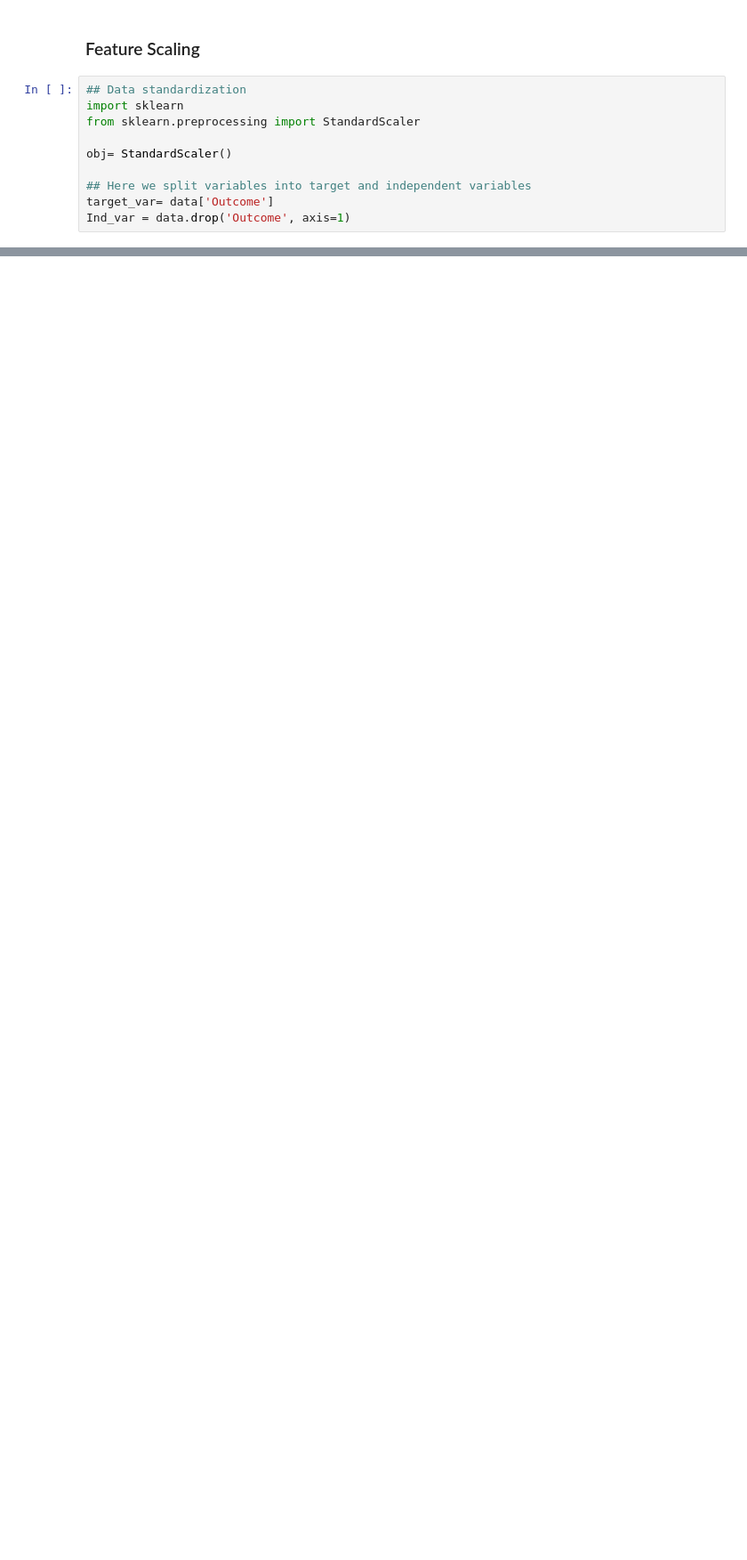
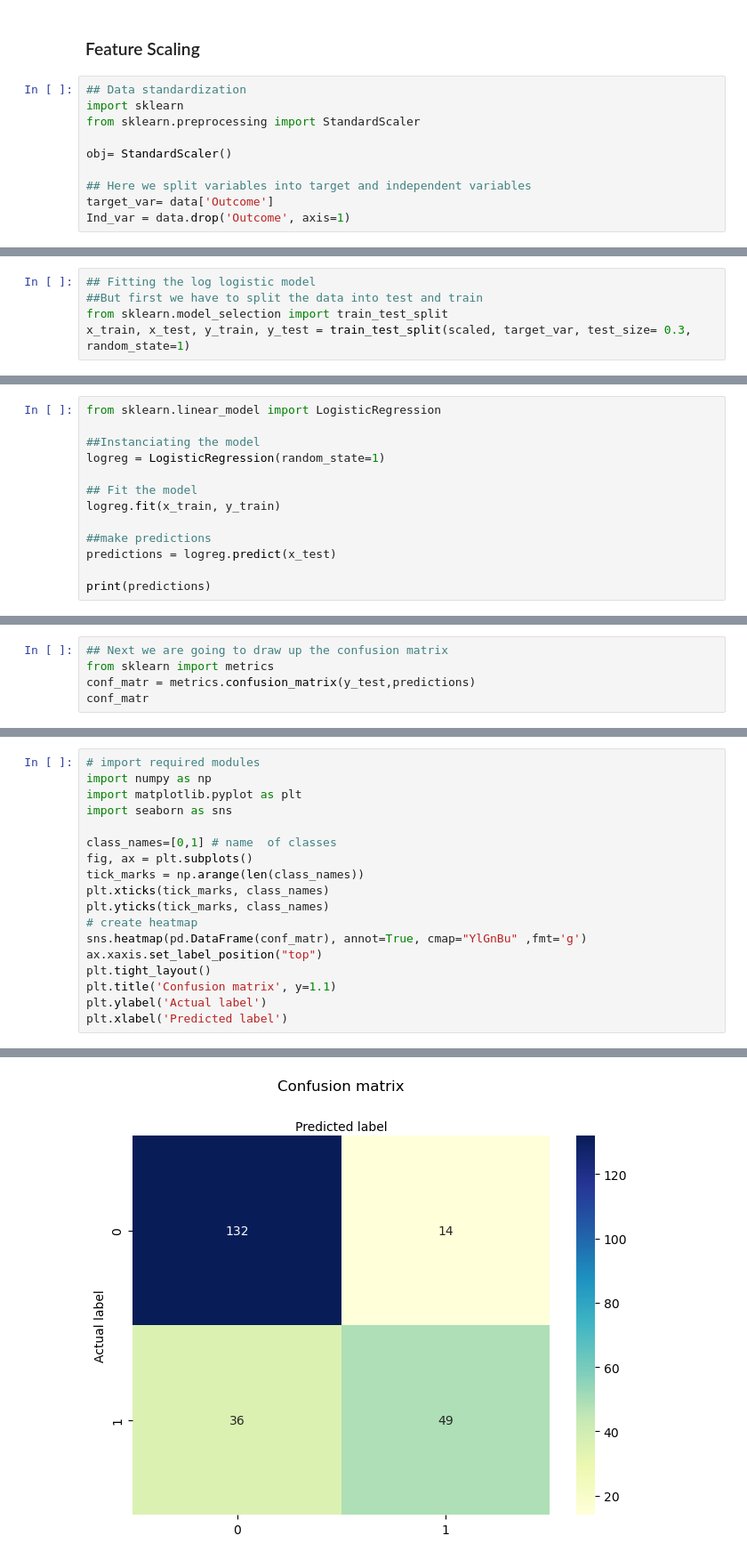
Before and after one commit to Grace-N-Mimi/LogisticRegression, a Jupyter notebook: DIABETES PROJECTION.ipynb, the cells around one changed output, grey strips where cells are left out. Shown at 89% size. Drawn from its saved outputs; the diff is of its cells as text; blank space fills up the shorter version.

Commit message:
This is the completed logistic regression project. The same dataset will be explored using other models just to compare how usable each model is with regards to such data

```diff
--- a/DIABETES PROJECTION.ipynb
+++ b/DIABETES PROJECTION.ipynb
@@ -172,0 +171,5 @@ scaled.head()
+# %%
+## Fitting the log logistic model
+##But first we have to split the data into test and train
+from sklearn.model_selection import train_test_split
+x_train, x_test, y_train, y_test = train_test_split(scaled, target_var, test_size= 0.3, random_state=1)
@@ -172,0 +185,13 @@ scaled.head()
+# %%
+from sklearn.linear_model import LogisticRegression
+
+##Instanciating the model
+logreg = LogisticRegression(random_state=1)
+
+## Fit the model
+logreg.fit(x_train, y_train)
+
+##make predictions
+predictions = logreg.predict(x_test)
+
+print(predictions)
@@ -172,0 +206,5 @@ scaled.head()
+# %%
+## Next we are going to draw up the confusion matrix
+from sklearn import metrics
+conf_matr = metrics.confusion_matrix(y_test,predictions)
+conf_matr
@@ -172,0 +227,19 @@ scaled.head()
+# %%
+# import required modules
+import numpy as np
+import matplotlib.pyplot as plt
+import seaborn as sns
+
+class_names=[0,1] # name  of classes
+fig, ax = plt.subplots()
+tick_marks = np.arange(len(class_names))
+plt.xticks(tick_marks, class_names)
+plt.yticks(tick_marks, class_names)
+# create heatmap
+sns.heatmap(pd.DataFrame(conf_matr), annot=True, cmap="YlGnBu" ,fmt='g')
+ax.xaxis.set_label_position("top")
+plt.tight_layout()
+plt.title('Confusion matrix', y=1.1)
+plt.ylabel('Actual label')
+plt.xlabel('Predicted label')
+# %% [output]
@@ -172,0 +247 @@ scaled.head()
+[figure, added]
```
Also changed, not shown: parts of 11 cells of this notebook.
